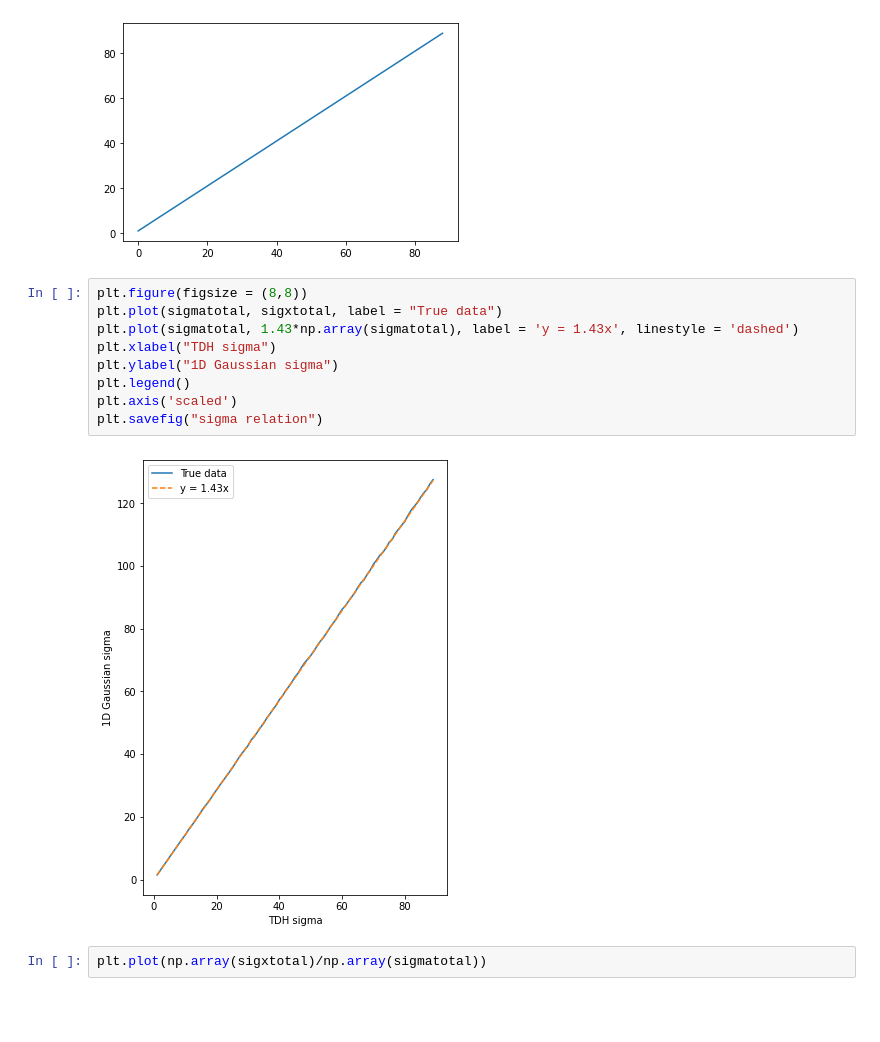
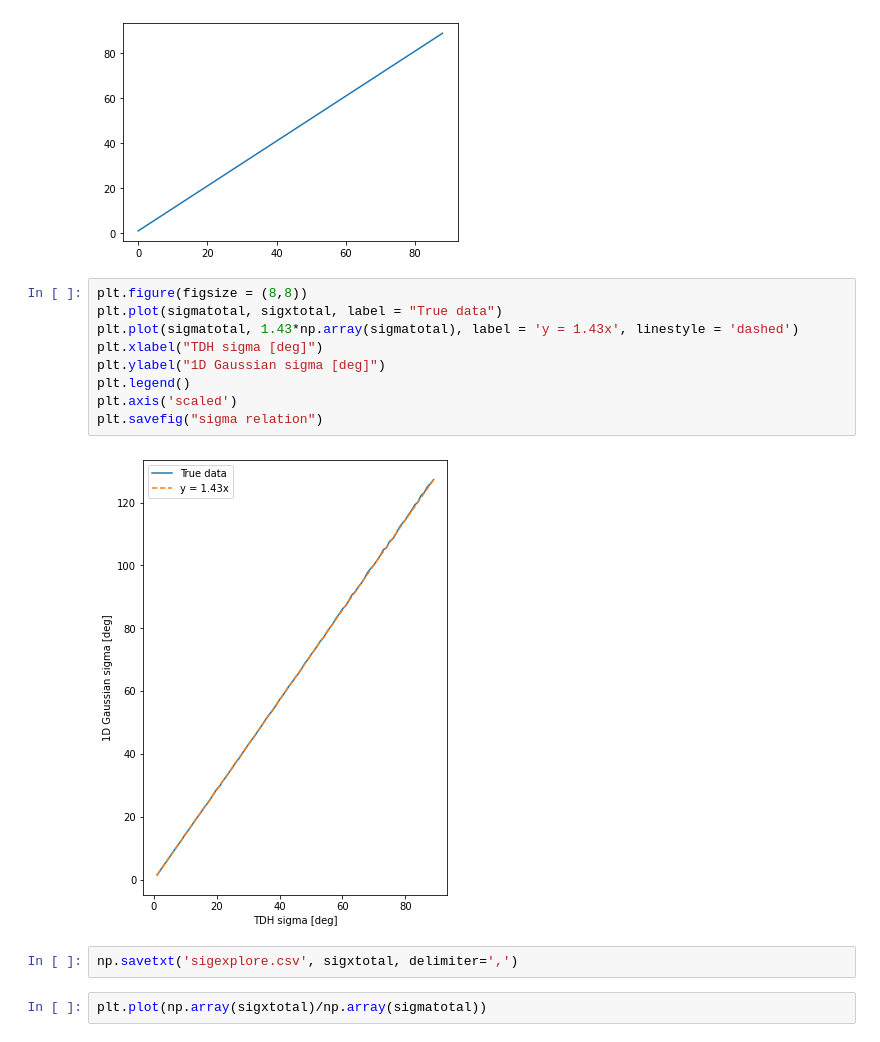
Before and after one commit to SunnyXinzeGuo/MIST, a Jupyter notebook: simulated_FEKO/explore Gaussian & TDH.ipynb, the cells around one changed output. Cells and saved outputs as stored; diff of their text form; blank space fills up the shorter version.

Commit message:
generate sigmarelation

```diff
--- a/simulated_FEKO/explore Gaussian & TDH.ipynb
+++ b/simulated_FEKO/explore Gaussian & TDH.ipynb
@@ -328,14 +328,16 @@ plt.plot(sigmatotal)
 # %%
 plt.figure(figsize = (8,8))
 plt.plot(sigmatotal, sigxtotal, label = "True data")
 plt.plot(sigmatotal, 1.43*np.array(sigmatotal), label = 'y = 1.43x', linestyle = 'dashed')
-plt.xlabel("TDH sigma")
-plt.ylabel("1D Gaussian sigma")
+plt.xlabel("TDH sigma [deg]")
+plt.ylabel("1D Gaussian sigma [deg]")
 plt.legend()
 plt.axis('scaled')
 plt.savefig("sigma relation")
 # %% [output]
-[figure, old version]
+[figure, new version]
+# %%
+np.savetxt('sigexplore.csv', sigxtotal, delimiter=',')
 # %%
 plt.plot(np.array(sigxtotal)/np.array(sigmatotal))
 # %% [output]
```
Also changed, not shown: parts of 2 cells of this notebook, 1 other file.
